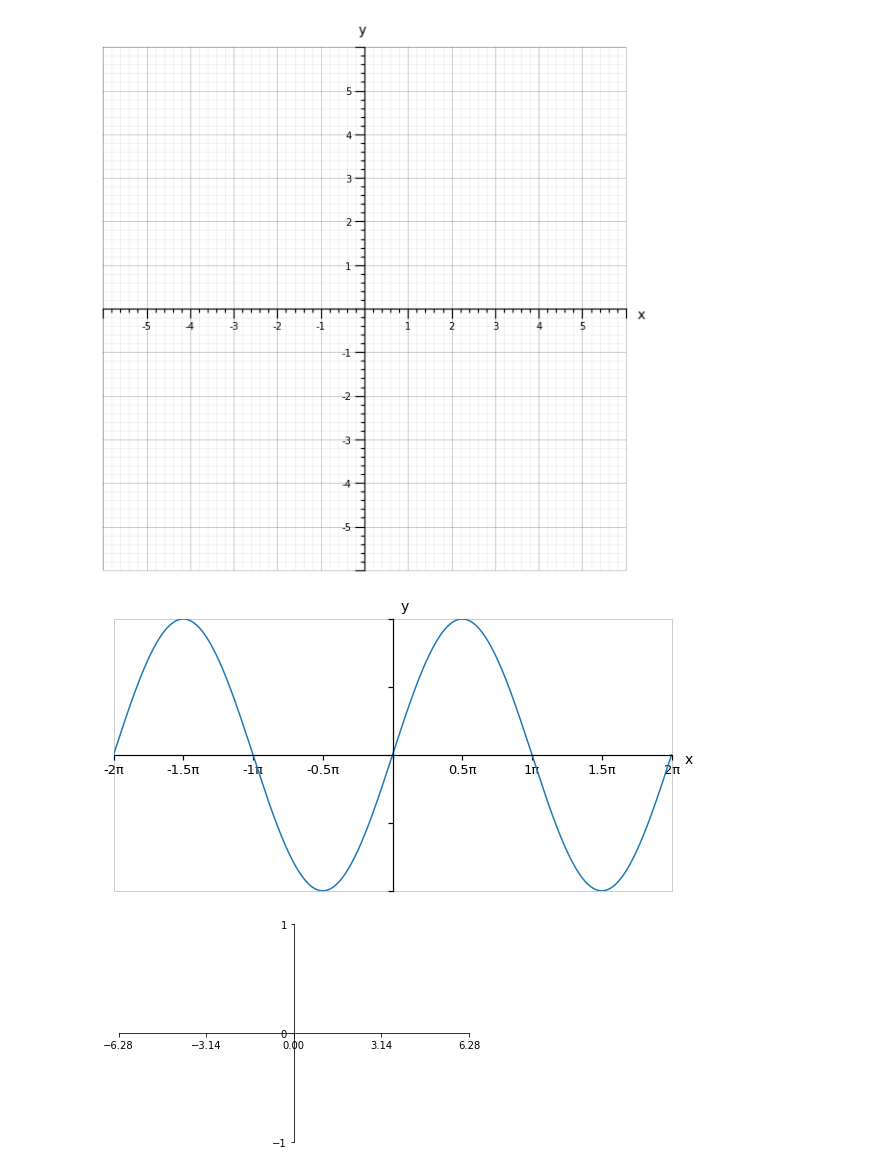
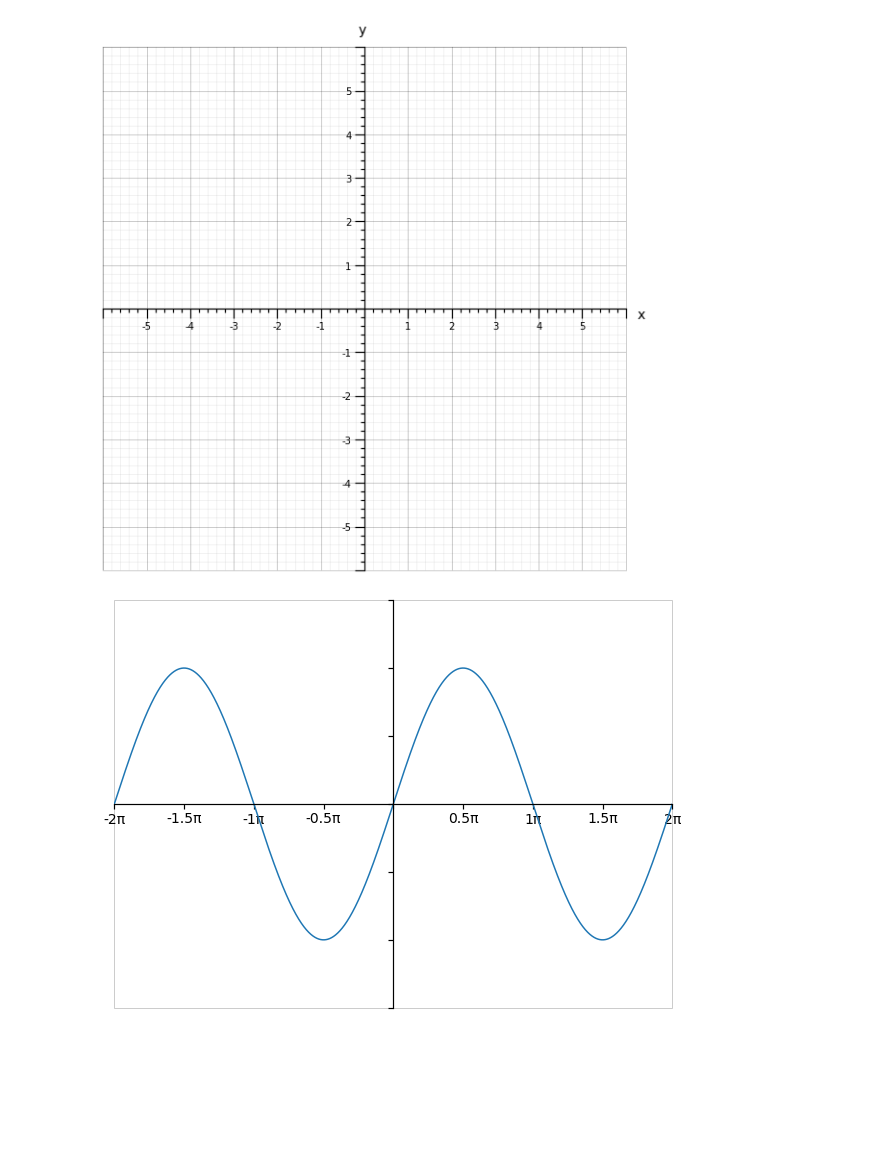
Before and after one commit to alexander-neville/docs, a Jupyter notebook: misc/matplotlib/basic_usage.ipynb, the cells around one changed output. Saved outputs shown, nothing was run; the diff lists cells and outputs as text; code cells hidden in the pictures; blank space fills up the shorter version.

Commit message:
Working on physics notes, including diagrams.

```diff
--- a/misc/matplotlib/basic_usage.ipynb
+++ b/misc/matplotlib/basic_usage.ipynb
@@ -187,11 +185,11 @@ plt.show()
 # Enter x and y coordinates of points and colors
 f = plt.figure()
 f.set_figwidth(10)
-f.set_figheight(5)
+f.set_figheight(7.5)
 ax = f.add_subplot(1,1,1)
 
 ax.set_xlim(-1 * 2 * math.pi, 2 * math.pi)
-ax.set_ylim(-1, 1)
+ax.set_ylim(-1.5, 1.5)
 ax.spines['bottom'].set_position('zero')
 ax.spines['left'].set_position('zero')
 ax.spines['top'].set_visible(False)
@@ -218,86 +216,32 @@ def minor_xtick(x, pos):
         return f"{x/math.pi:.1f}{unicodedata.lookup('GREEK SMALL LETTER PI')}"
 def major_xtick(x, pos):
     if x == 0 or x == 6 or x == -6:
         return f""
     else :
         return f"{int(x/math.pi)}{unicodedata.lookup('GREEK SMALL LETTER PI')}"
 
 ax.xaxis.set_major_locator(MultipleLocator(math.pi))
 ax.xaxis.set_minor_locator(AutoMinorLocator(2))
 ax.yaxis.set_major_locator(MultipleLocator(0.5))
 ax.yaxis.set_minor_locator(AutoMinorLocator(1))
 ax.xaxis.set_minor_formatter(minor_xtick)
 ax.xaxis.set_major_formatter(major_xtick)
 ax.yaxis.set_minor_formatter(minor_ytick)
 ax.yaxis.set_major_formatter(major_ytick)
-ax.tick_params(which='both', width=1.2, length=5, color="black", labelsize=13)
+ax.tick_params(which='both', width=1.2, length=5, color="black", labelsize=14)
 # ax.grid(which="minor", linewidth=1, color='black', zorder=-10, linestyle="-", alpha = 0.05)
 # ax.grid(which="major", linewidth=1.0, color='black', zorder=-10, alpha = 0.2)
 ax.spines['left'].set(linewidth=1.2)
 ax.spines['bottom'].set(linewidth=1.2)
 
 ax.patch.set_edgecolor('black')
 ax.patch.set_alpha(0.2)
 ax.patch.set_linewidth('1')
 
-ax.set_xlabel('x', size=14, labelpad=-24, x=1.03)
-ax.set_ylabel('y', size=14, labelpad=-21, y=1.02, rotation=0)
-
 x = np.linspace(-1 * 2 * math.pi, 2 * math.pi,8000)
 y = np.sin(x)
 
 ax.plot(x,y)
 plt.show()
 # %% [output]
-[figure, old version]
+[figure, new version]
-# %%
-# Select length of axes and the space between tick labels
-xmin, xmax, ymin, ymax = -1 * math.pi * 2, math.pi * 2, -1, 1
-
-# Plot points
-f = plt.figure()
-f.set_figwidth(math.pi *2)
-f.set_figheight(4)
-ax = f.add_subplot(1,1,1)
-# ax.axis("square")
-
-# Set identical scales for both axes
-ax.set(xlim=(xmin, xmax), ylim=(ymin, ymax))
-
-# Set bottom and left spines as x and y axes of coordinate system
-ax.spines['bottom'].set_position('zero')
-ax.spines['left'].set_position('zero')
-
-# Remove top and right spines
-ax.spines['top'].set_visible(False)
-ax.spines['right'].set_visible(False)
-
-def minor_tick(x, pos):
-    if not x % 1.0:
-        return ""
-    return f"{x:.2f}"
-
-def major_tick(x, pos):
-    return f"{int(x)}pi"
-
-# setup tick locations
-ax.xaxis.set_major_locator(MultipleLocator(math.pi))
-ax.xaxis.set_minor_locator(AutoMinorLocator(1))
-ax.yaxis.set_major_locator(MultipleLocator(1))
-ax.yaxis.set_minor_locator(AutoMinorLocator(1))
-
-# ax.grid(which='both', color='grey', linewidth=1, linestyle='-', alpha=0.2)
-
-# Create 'x' and 'y' labels placed at the end of the axes
-# ax.set_xlabel('x', size=14, labelpad=-24, x=1.03)
-# ax.set_ylabel('y', size=14, labelpad=-21, y=1.02, rotation=0)
-
-
-# Draw major and minor grid lines
-# ax.patch.set_edgecolor('black')
-# ax.patch.set_alpha(0.2)
-
-# ax.patch.set_linewidth('1')
-plt.show()
-# %% [output]
-[figure, removed]
```
Also changed, not shown: parts of 6 cells of this notebook, 6 other files.
